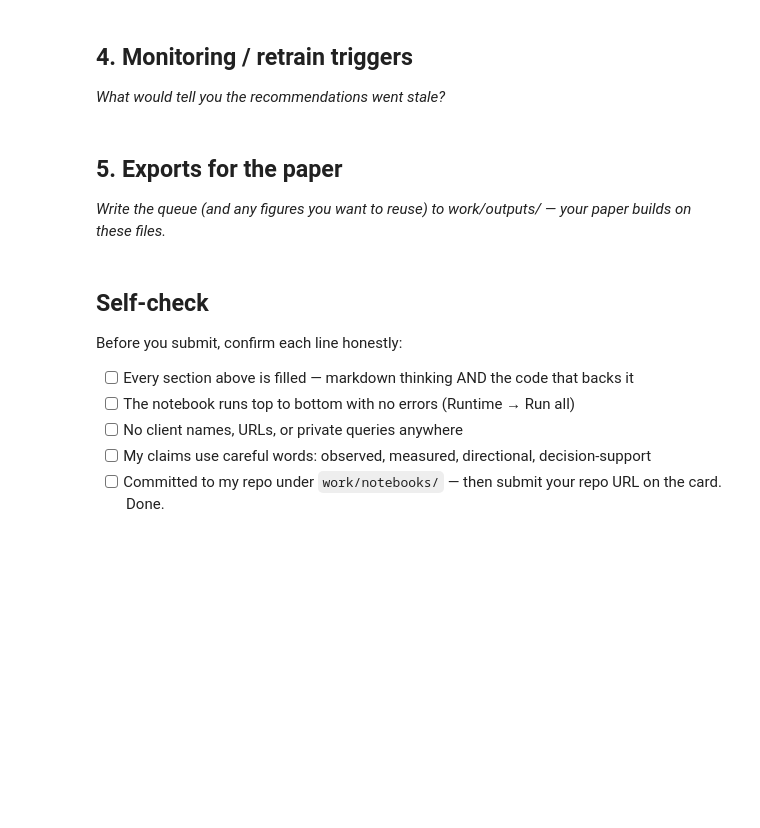
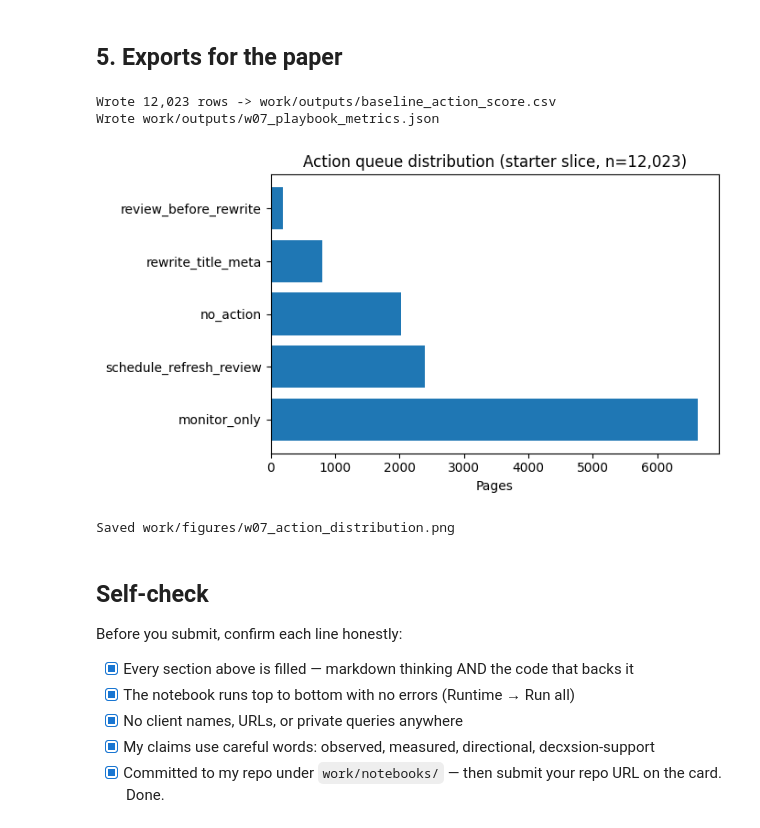
Before and after one commit to UnsoundMouse/flyrankaiw01_research_question, a Jupyter notebook: work/notebooks/w07_action_playbook.ipynb, the cells around one changed output. Drawn from its saved outputs; the diff is of its cells as text; code cells hidden in the pictures; blank space fills up the shorter version.

```diff
--- a/work/notebooks/w07_action_playbook.ipynb
+++ b/work/notebooks/w07_action_playbook.ipynb
@@ -30,4 +253,0 @@ This skeleton is yours to fill. Work the sections **in order** — each one has
-# %% [markdown]
-## 4. Monitoring / retrain triggers
-
-*What would tell you the recommendations went stale?*
@@ -37,4 +253,0 @@ This skeleton is yours to fill. Work the sections **in order** — each one has
-# %% [markdown]
-## 5. Exports for the paper
-
-*Write the queue (and any figures you want to reuse) to work/outputs/ — your paper builds on these files.*
@@ -44,10 +254,60 @@ This skeleton is yours to fill. Work the sections **in order** — each one has
+# %% [markdown]
+## 5. Exports for the paper
+# %%
+# This cell is for CODE (numbers, a query, a check).
+# Write your text answer in the cell ABOVE this one — typing sentences here breaks Run All.
+import os
+import json
+import matplotlib.pyplot as plt
+
+os.makedirs("work/outputs", exist_ok=True)
+os.makedirs("work/figures", exist_ok=True)
+
+# 1. the ranked queue (regenerated every run, stays out of git by design)
+out_cols = ["client_id", "content_id", "content_type", "main_intent", "position_tier",
+            "avg_position", "impressions_90d", "ctr", "tier_median_ctr", "ctr_gap",
+            "content_age_days", "decay_zone", "model_score", "reason_code", "action"]
+pool[out_cols].to_csv("work/outputs/baseline_action_score.csv", index=False)
+print(f"Wrote {len(pool):,} rows -> work/outputs/baseline_action_score.csv")
+
+# 2. metrics JSON -- the receipts, committed to git
+metrics = {
+    "lane": "ctr_engagement_opportunity_scoring",
+    "pool_size": int(len(pool)),
+    "held_out_test_n": int(len(te)),
+    "held_out_base_rate": round(float(base_rate), 4),
+    "precision_at_20": {"baseline_position_only": 0.50, "logistic_regression": round(float(p20), 4), "random_forest": 0.45},
+    "precision_at_50": {"baseline_position_only": 0.48, "logistic_regression": round(float(p50), 4), "random_forest": 0.56},
+    "split_design": "GroupShuffleSplit by client_id, test_size=0.25, random_state=42",
+    "action_distribution": pool["action"].value_counts().to_dict(),
+    "reason_code_distribution": pool["reason_code"].value_counts().to_dict(),
+}
+with open("work/outputs/w07_playbook_metrics.json", "w") as f:
+    json.dump(metrics, f, indent=2)
+print("Wrote work/outputs/w07_playbook_metrics.json")
+
+# 3. figure: action distribution (reused in the paper's Recommendations section)
+fig, ax = plt.subplots(figsize=(7, 4))
+counts = pool["action"].value_counts()
+ax.barh(counts.index, counts.values)
+ax.set_xlabel("Pages")
+ax.set_title("Action queue distribution (starter slice, n={:,})".format(len(pool)))
+plt.tight_layout()
+plt.savefig("work/figures/w07_action_distribution.png", dpi=150)
+plt.show()
+print("Saved work/figures/w07_action_distribution.png")
+# %% [output]
+Wrote 12,023 rows -> work/outputs/baseline_action_score.csv
+Wrote work/outputs/w07_playbook_metrics.json
+[figure, added]
+Saved work/figures/w07_action_distribution.png
 # %% [markdown]
 ## Self-check
 
 Before you submit, confirm each line honestly:
 
-- [ ] Every section above is filled — markdown thinking AND the code that backs it
-- [ ] The notebook runs top to bottom with no errors (Runtime → Run all)
-- [ ] No client names, URLs, or private queries anywhere
-- [ ] My claims use careful words: observed, measured, directional, decision-support
-- [ ] Committed to my repo under `work/notebooks/` — then submit your repo URL on the card. Done.
+- [x] Every section above is filled — markdown thinking AND the code that backs it
+- [x] The notebook runs top to bottom with no errors (Runtime → Run all)
+- [x] No client names, URLs, or private queries anywhere
+- [x] My claims use careful words: observed, measured, directional, decxsion-support
+- [x] Committed to my repo under `work/notebooks/` — then submit your repo URL on the card. Done.
```
Also changed, not shown: parts of 14 cells of this notebook.
